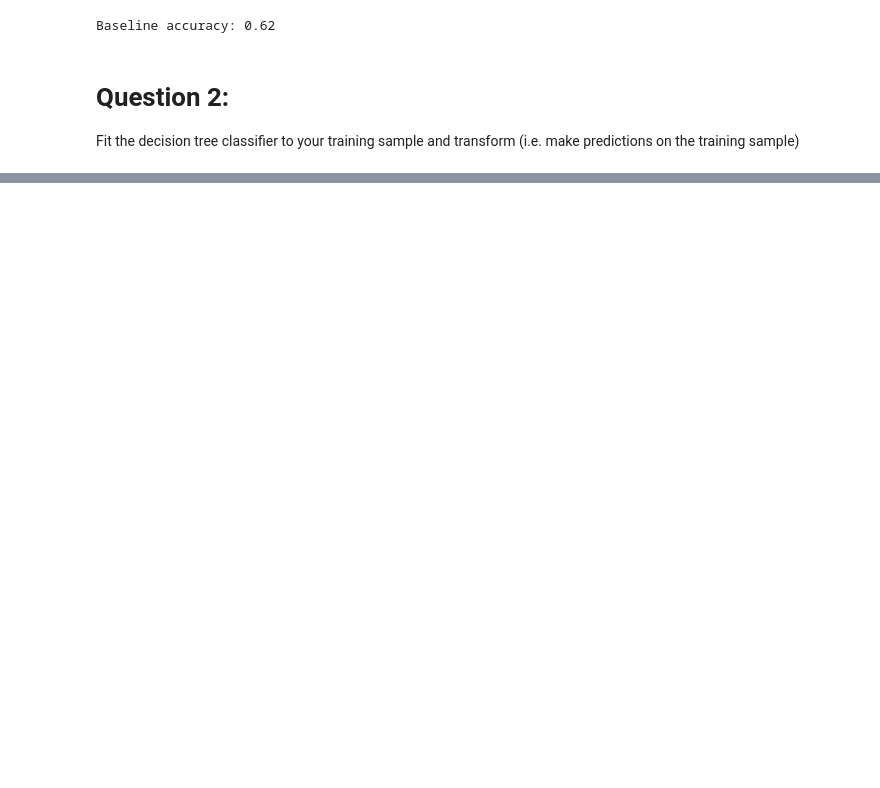
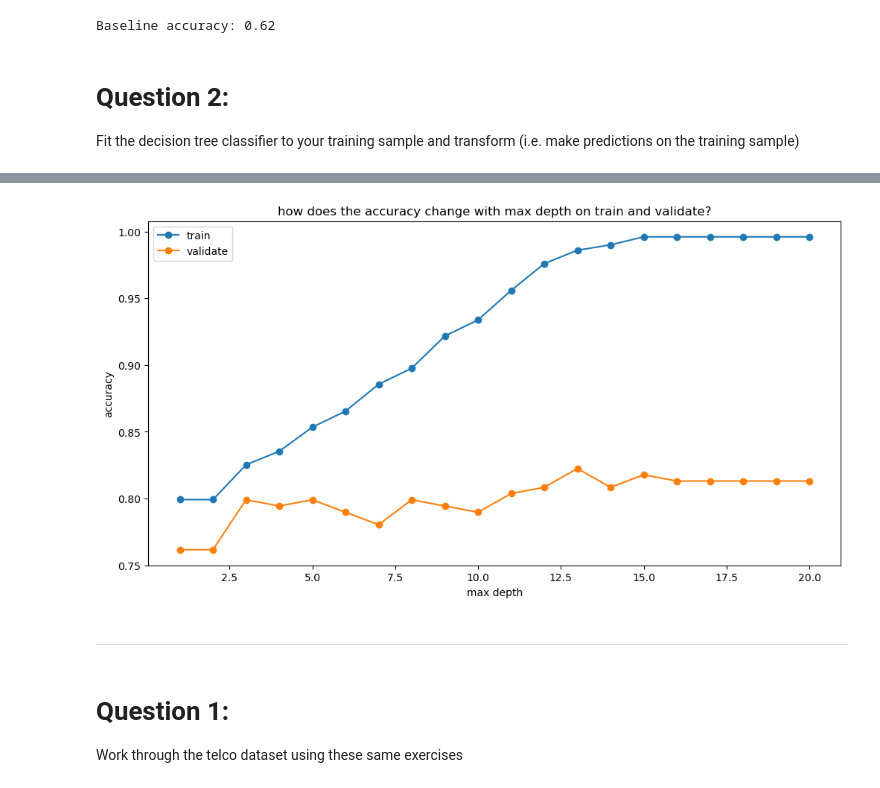
Before and after one commit to NikkideVries/classification-exercises, a Jupyter notebook: descision_tree.ipynb, the cells around one changed output, grey strips where cells are left out. Saved outputs shown, nothing was run; the diff lists cells and outputs as text; code cells hidden in the pictures; blank space fills up the shorter version.

Commit message:
worked till question 7

```diff
--- a/descision_tree.ipynb
+++ b/descision_tree.ipynb
@@ -144,0 +281,33 @@ plt.show()
+# %%
+X_val = val.drop(columns='survived')
+y_val = val.survived
+
+X_test = test.drop(columns='survived')
+y_test = test.survived
+# %%
+metrics = []
+
+for i in range(1, 21):
+    # Make the model
+    tree = DecisionTreeClassifier(max_depth=i, random_state=123)
+
+    # Fit the model (on train and only train)
+    tree = tree.fit(X_train, y_train)
+
+    # Use the model
+    # We'll evaluate the model's performance on train, first
+    in_sample_accuracy = tree.score(X_train, y_train)
+
+    out_of_sample_accuracy = tree.score(X_val, y_val)
+
+    output = {
+        "max_depth": i,
+        "train_accuracy": in_sample_accuracy,
+        "validate_accuracy": out_of_sample_accuracy
+    }
+
+    metrics.append(output)
+
+df = pd.DataFrame(metrics)
+df["difference"] = df.train_accuracy - df.validate_accuracy
+df
@@ -144,0 +332,16 @@ plt.show()
+# %%
+plt.figure(figsize=(12,6))
+plt.plot(df.max_depth, df.train_accuracy, label='train', marker='o')
+plt.plot(df.max_depth, df.validate_accuracy, label='validate', marker='o')
+plt.xlabel('max depth')
+plt.ylabel('accuracy')
+plt.title('how does the accuracy change with max depth on train and validate?')
+plt.legend()
+plt.show()
+# %% [output]
+[figure, added]
+# %% [markdown]
+-------------------------------------------------------------------
+# %% [markdown]
+# Question 1:
+Work through the telco dataset using these same exercises
```
Also changed, not shown: parts of 35 cells of this notebook.
